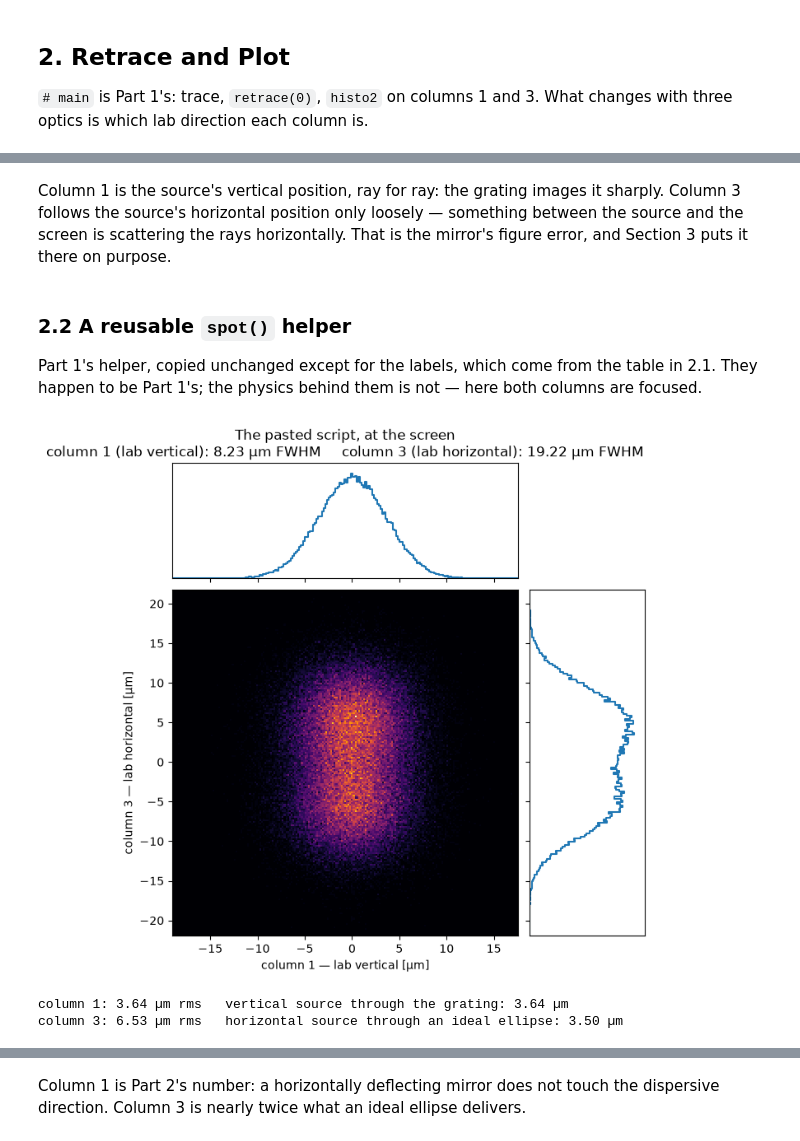
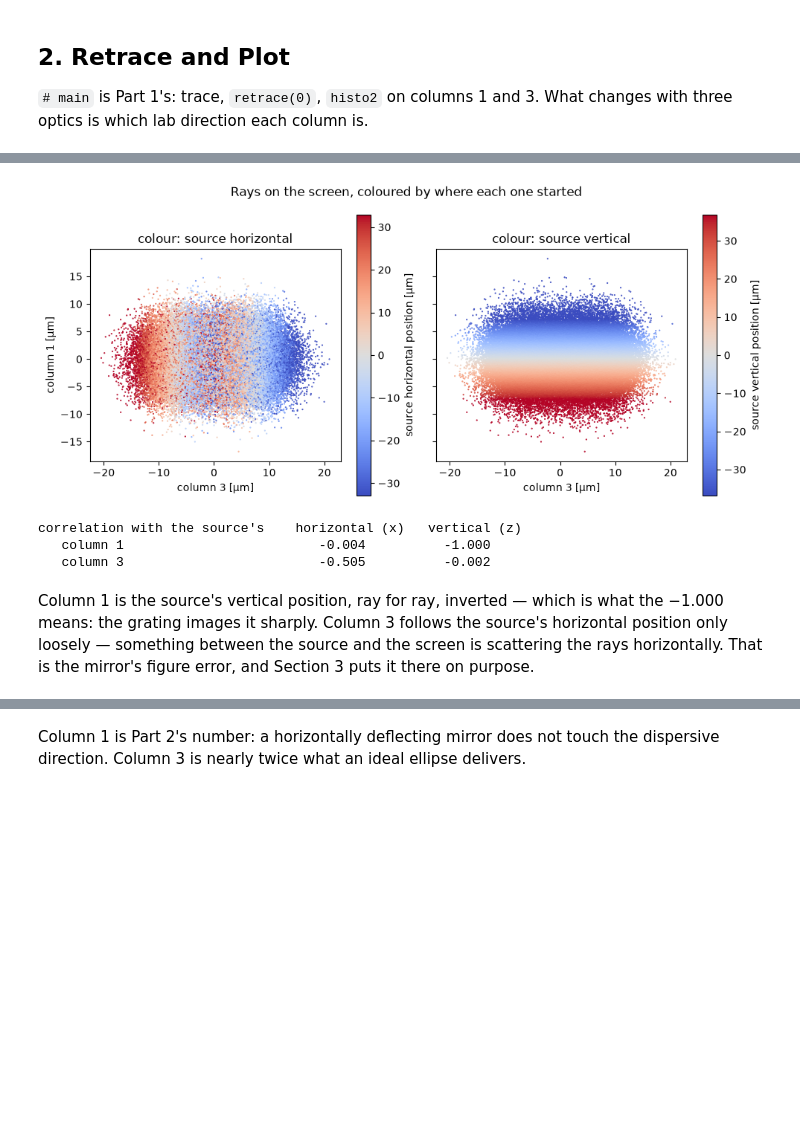
Before and after one commit to whorwhey/shadow4_scripting_tutorial, a Jupyter notebook: 03_figure_errors.ipynb, the cells around one changed output, grey strips where cells are left out. Drawn from its saved outputs; the diff is of its cells as text; code cells hidden in the pictures; blank space fills up the shorter version.

```diff
--- a/03_figure_errors.ipynb
+++ b/03_figure_errors.ipynb
@@ -300,6 +256,51 @@ correlation with the source's    horizontal (x)   vertical (z)
+# %%
+from shadow4.sources.source_geometrical.source_geometrical import SourceGeometrical
+
+# The export's source block again, rays only: same settings and same seed, so these are
+# the same 100 000 rays, in the same order, before any optic touched them.
+src = SourceGeometrical(nrays=100000, seed=12)
+src.set_spatial_type_gaussian(sigma_h=1.65e-05, sigma_v=1.84e-05)
+src.set_depth_distribution_off()
+src.set_angular_distribution_gaussian(sigdix=1.86e-05, sigdiz=1.83e-05)
+src.set_energy_distribution_singleline(1000, unit='eV')
+src.set_polarization(polarization_degree=1, phase_diff=0, coherent_beam=0)
+start = src.get_beam().rays
+
+# Column 12 is the ray index: at the screen it still equals the row number, so the rays
+# have neither been reordered nor removed.
+assert np.array_equal(beam.rays[:, 11], np.arange(1, beam.rays.shape[0] + 1))
+
+good = beam.rays[:, 9] > 0
+col1_um, col3_um = beam.rays[good, 0] * 1e6, beam.rays[good, 2] * 1e6
+
+fig, axes = plt.subplots(1, 2, figsize=(10, 4.4), sharex=True, sharey=True)
+for ax, (src_col, name) in zip(axes, [(0, "horizontal"), (2, "vertical")]):
+    start_um = start[good, src_col] * 1e6
+    lim_um = 2 * start_um.std()
+    sc = ax.scatter(col3_um, col1_um, c=start_um, s=0.3, cmap="coolwarm",
+                    vmin=-lim_um, vmax=lim_um, rasterized=True)
+    fig.colorbar(sc, ax=ax, label=f"source {name} position [µm]")
+    ax.set_title(f"colour: source {name}")
+    ax.set_xlabel("column 3 [µm]")
+    ax.set_aspect("equal")
+axes[0].set_ylabel("column 1 [µm]")
+fig.suptitle("Rays on the screen, coloured by where each one started")
+plt.tight_layout()
+plt.show()
+
+corr = lambda a, b: np.corrcoef(a, b)[0, 1]
+r = {(col, s): corr(beam.rays[good, col - 1], start[good, s - 1]) for col in (1, 3) for s in (1, 3)}
+print("correlation with the source's    horizontal (x)   vertical (z)")
+for col in (1, 3):
+    print(f"   column {col}                         {r[(col, 1)]:+.3f}          {r[(col, 3)]:+.3f}")
+
+assert abs(r[(1, 3)]) > 0.99                              # column 1 is the source's vertical, ray for ray
+assert abs(r[(1, 1)]) < 0.02 and abs(r[(3, 3)]) < 0.02    # neither column mixes in the other direction
+assert abs(r[(3, 1)]) > 10 * abs(r[(3, 3)])               # column 3 follows the source's horizontal
+# %% [output]
+[figure, added]
+correlation with the source's    horizontal (x)   vertical (z)
+   column 1                         -0.004          -1.000
+   column 3                         -0.505          -0.002
 # %% [markdown]
-Column 1 is the source's vertical position, ray for ray: the grating images it sharply. Column 3 follows the source's horizontal position only loosely — something between the source and the screen is scattering the rays horizontally. That is the mirror's figure error, and Section 3 puts it there on purpose.
+Column 1 is the source's vertical position, ray for ray, inverted — which is what the −1.000 means: the grating images it sharply. Column 3 follows the source's horizontal position only loosely — something between the source and the screen is scattering the rays horizontally. That is the mirror's figure error, and Section 3 puts it there on purpose.
-# %% [markdown]
-### 2.2 A reusable `spot()` helper
-
-Part 1's helper, copied unchanged except for the labels, which come from the table in 2.1. They happen to be Part 1's; the physics behind them is not — here both columns are focused.
@@ -334,20 +306,0 @@ def spot(beam, title="", nbins=201, plot=True):
-# %%
-sizes = spot(beam, title="The pasted script, at the screen")
-
-r_m, r_prime_m = 24.301, 7.573                    # grating: source distance, image distance
-alpha_rad, beta_rad = 1.548912027, 1.536274133    # grating angles, from the export
-p_m, q_m = 26.301, 5.573                          # elliptical mirror
-sigma_h_m, sigma_v_m = 1.65e-5, 1.84e-5           # source rms size
-
-col1_expected_m = sigma_v_m * r_prime_m * np.cos(alpha_rad) / (r_m * np.cos(beta_rad))   # Part 2
-col3_ideal_m = sigma_h_m * q_m / p_m                                                     # Part 1
-
-print(f"column 1: {sizes['rms_1_m'] * 1e6:.2f} µm rms   vertical source through the grating: {col1_expected_m * 1e6:.2f} µm")
-print(f"column 3: {sizes['rms_3_m'] * 1e6:.2f} µm rms   horizontal source through an ideal ellipse: {col3_ideal_m * 1e6:.2f} µm")
-
-assert np.isclose(sizes["rms_1_m"], col1_expected_m, rtol=0.01)   # the mirror leaves column 1 alone
-assert sizes["rms_3_m"] > 1.4 * col3_ideal_m                      # and column 3 is well short of ideal
-# %% [output]
-[figure, removed]
-column 1: 3.64 µm rms   vertical source through the grating: 3.64 µm
-column 3: 6.53 µm rms   horizontal source through an ideal ellipse: 3.50 µm
```
Also changed, not shown: parts of 49 cells of this notebook, 1 other file.
